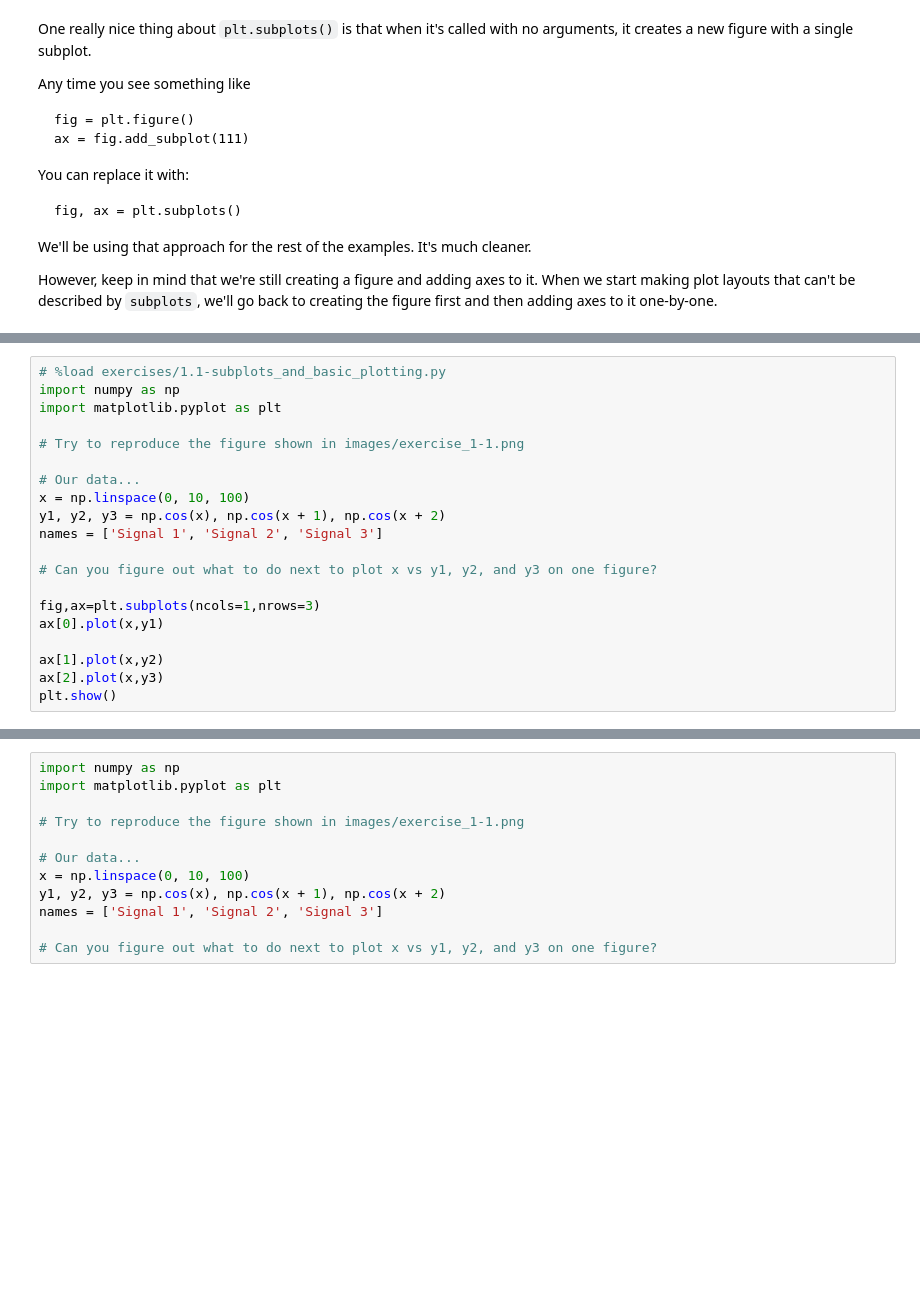
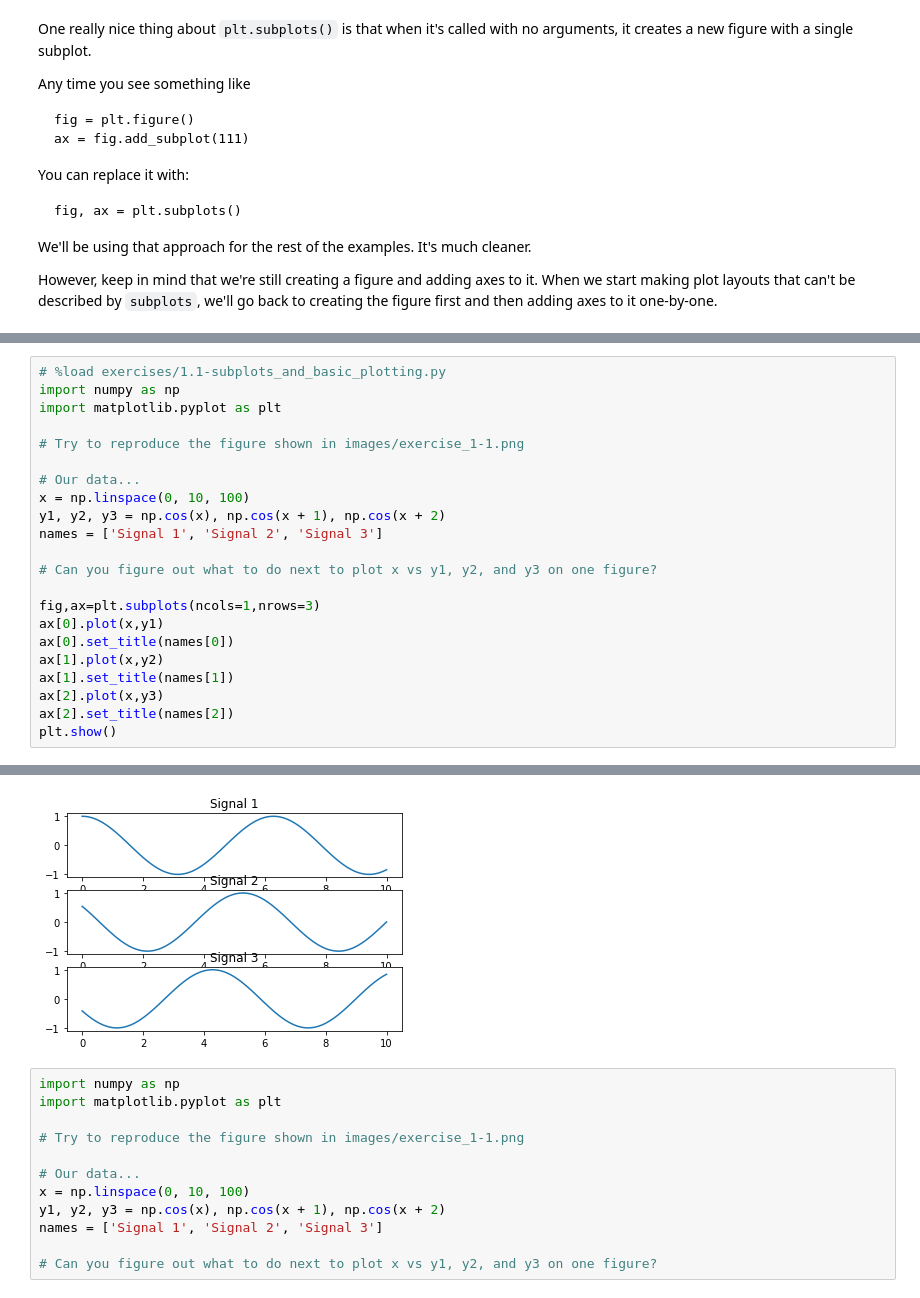
Before and after one commit to hemant1456/AnatomyOfMatplotlib, a Jupyter notebook: AnatomyOfMatplotlib-Part1-Figures_Subplots_and_layouts.ipynb, the cells around one changed output, grey strips where cells are left out. Saved outputs shown, nothing was run; the diff lists cells and outputs as text; blank space fills up the shorter version.

Commit message:
add title to axis

```diff
--- a/AnatomyOfMatplotlib-Part1-Figures_Subplots_and_layouts.ipynb
+++ b/AnatomyOfMatplotlib-Part1-Figures_Subplots_and_layouts.ipynb
@@ -303,8 +303,10 @@ names = ['Signal 1', 'Signal 2', 'Signal 3']
 
 fig,ax=plt.subplots(ncols=1,nrows=3)
 ax[0].plot(x,y1)
-
+ax[0].set_title(names[0])
 ax[1].plot(x,y2)
+ax[1].set_title(names[1])
 ax[2].plot(x,y3)
+ax[2].set_title(names[2])
 plt.show()
 # %% [output]
@@ -313,3 +313,4 @@ plt.show()
+[figure, added]
 # %%
 import numpy as np
 import matplotlib.pyplot as plt
```
Also changed, not shown: parts of 1 cell of this notebook.
